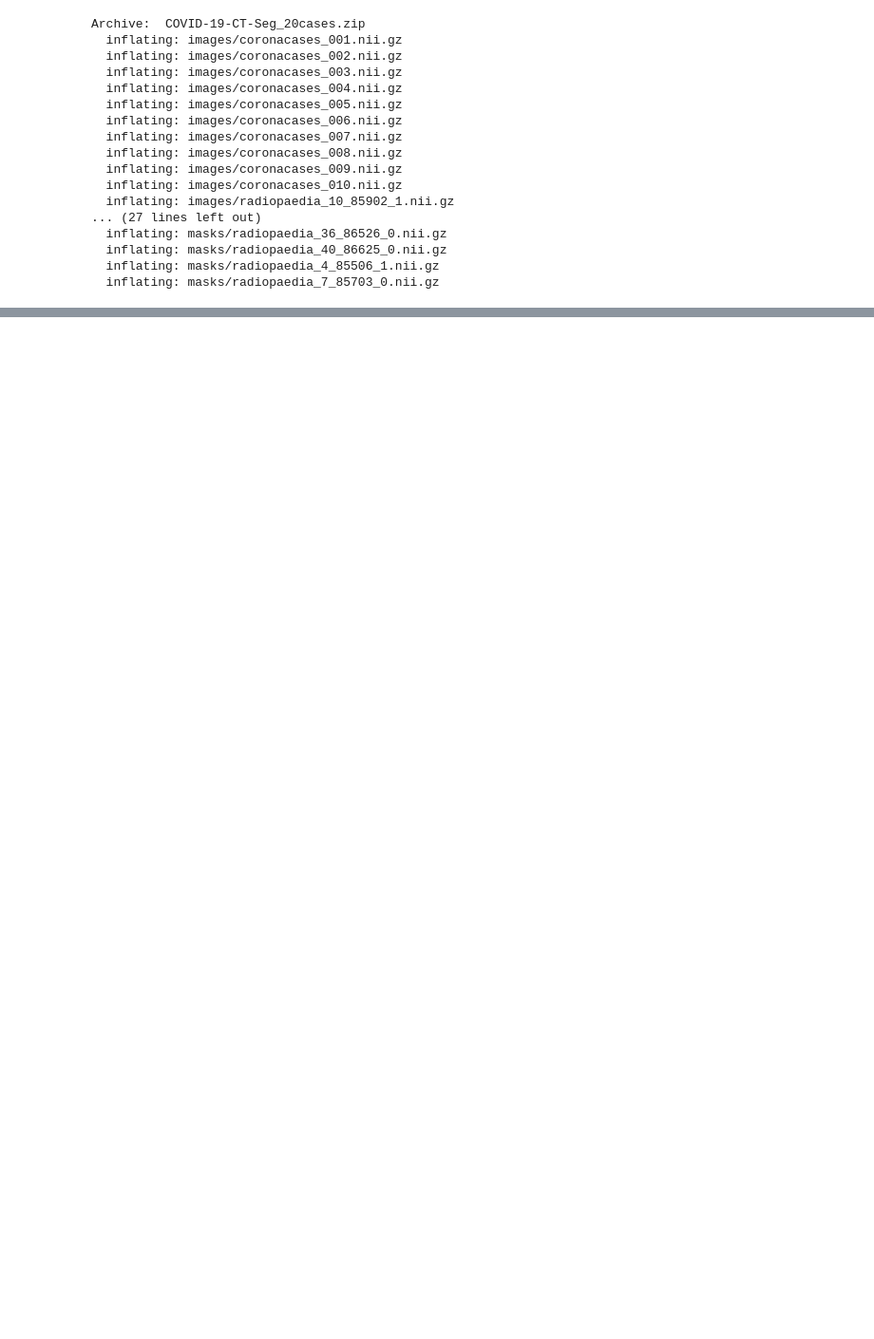
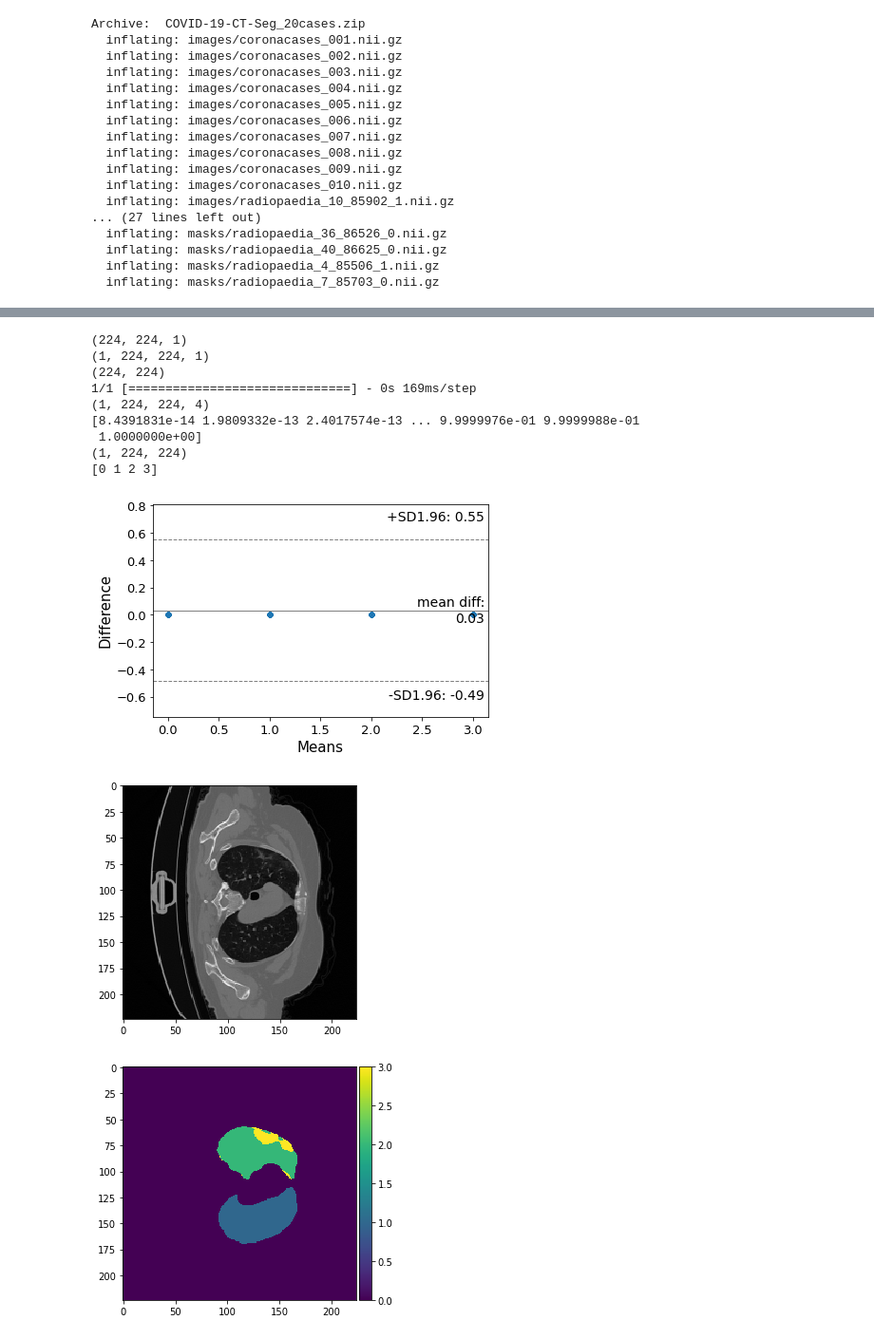
Before and after one commit to bhomaidan1990/SSI_Project, a Jupyter notebook: Project_Code/Notebooks/Unet_model.ipynb, the cells around one changed output, grey strips where cells are left out. Shown at 95% size. Saved outputs shown, nothing was run; the diff lists cells and outputs as text; code cells hidden in the pictures; blank space fills up the shorter version.

```diff
--- a/Project_Code/Notebooks/Unet_model.ipynb
+++ b/Project_Code/Notebooks/Unet_model.ipynb
@@ -196,0 +693,59 @@ axs[1].legend(['Training Accuracy', 'Validation Accuracy'])
+# %%
+ix = 100
+img = x_test[ix]
+print(img.shape)
+img = np.expand_dims(img,axis=-1)
+img = np.swapaxes(img,2,3)
+img = np.swapaxes(img,1,2)
+img = np.swapaxes(img,0,1)
+print(img.shape)
+gt = y_test[ix]
+gt = np.argmax(gt, axis=-1)
+print(gt.shape)
+preds_train = model.predict(img, verbose=1)
+print(preds_train.shape)
+print(np.unique(preds_train))
+
+# for i in range(preds_train.shape[3]):
+#   preds_train[0,:,:,i] = np.where(preds_train[0,:,:,i] > 0, 1,0)
+# print(np.unique(preds_train[0,:,:,0]))
+# print(np.unique(preds_train[0,:,:,1]))
+# print(np.unique(preds_train[0,:,:,2]))
+# print(np.unique(preds_train[0,:,:,3]))
+
+# img_threshold = np.where(preds_train > 0 , 1, 0)
+# print(np.unique(img_threshold))
+max_val = np.argmax(preds_train, axis=-1)
+print(max_val.shape)
+print(np.unique(max_val))
+a = max_val.flatten()
+b = gt.flatten()
+bland_altman_plot(a,b)
+
+imshow(np.squeeze(img[0,:,:,0]))
+plt.show()
+# imshow(np.squeeze(preds_train[0,:,:,0]))
+# plt.show()
+# imshow(np.squeeze(preds_train[0,:,:,1]))
+# plt.show()
+# imshow(np.squeeze(preds_train[0,:,:,2]))
+# plt.show()
+# imshow(np.squeeze(preds_train[0,:,:,3]))
+# plt.show()
+imshow(np.squeeze(max_val[0,:,:]))
+plt.show()
+imshow(gt)
+plt.show()
+# %% [output]
+(224, 224, 1)
+(1, 224, 224, 1)
+(224, 224)
+1/1 [==============================] - 0s 169ms/step
+(1, 224, 224, 4)
+[8.4391831e-14 1.9809332e-13 2.4017574e-13 ... 9.9999976e-01 9.9999988e-01
+ 1.0000000e+00]
+(1, 224, 224)
+[0 1 2 3]
+[figure, added]
+[figure, added]
+[figure, added]
```
Also changed, not shown: parts of 24 cells of this notebook.
